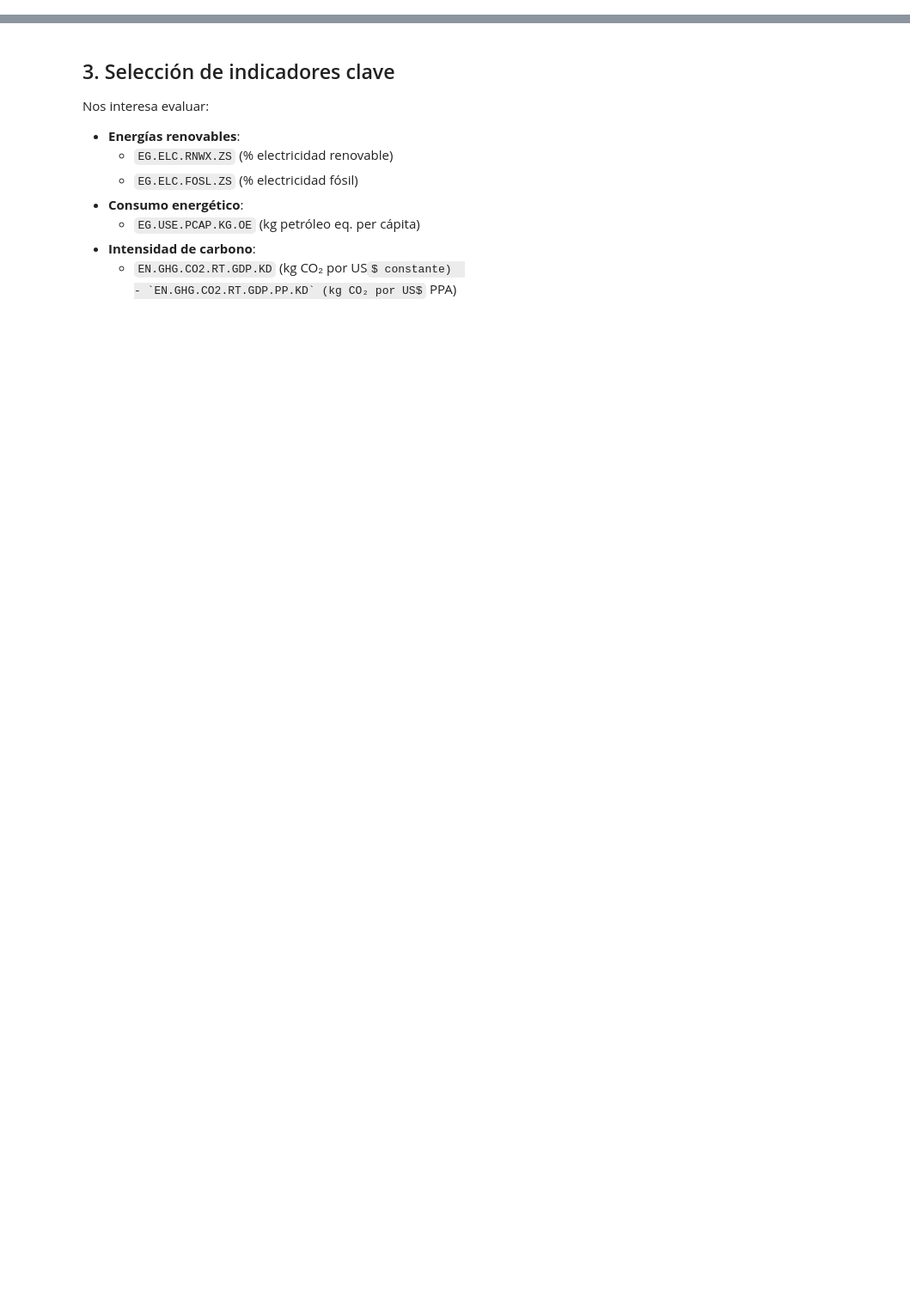
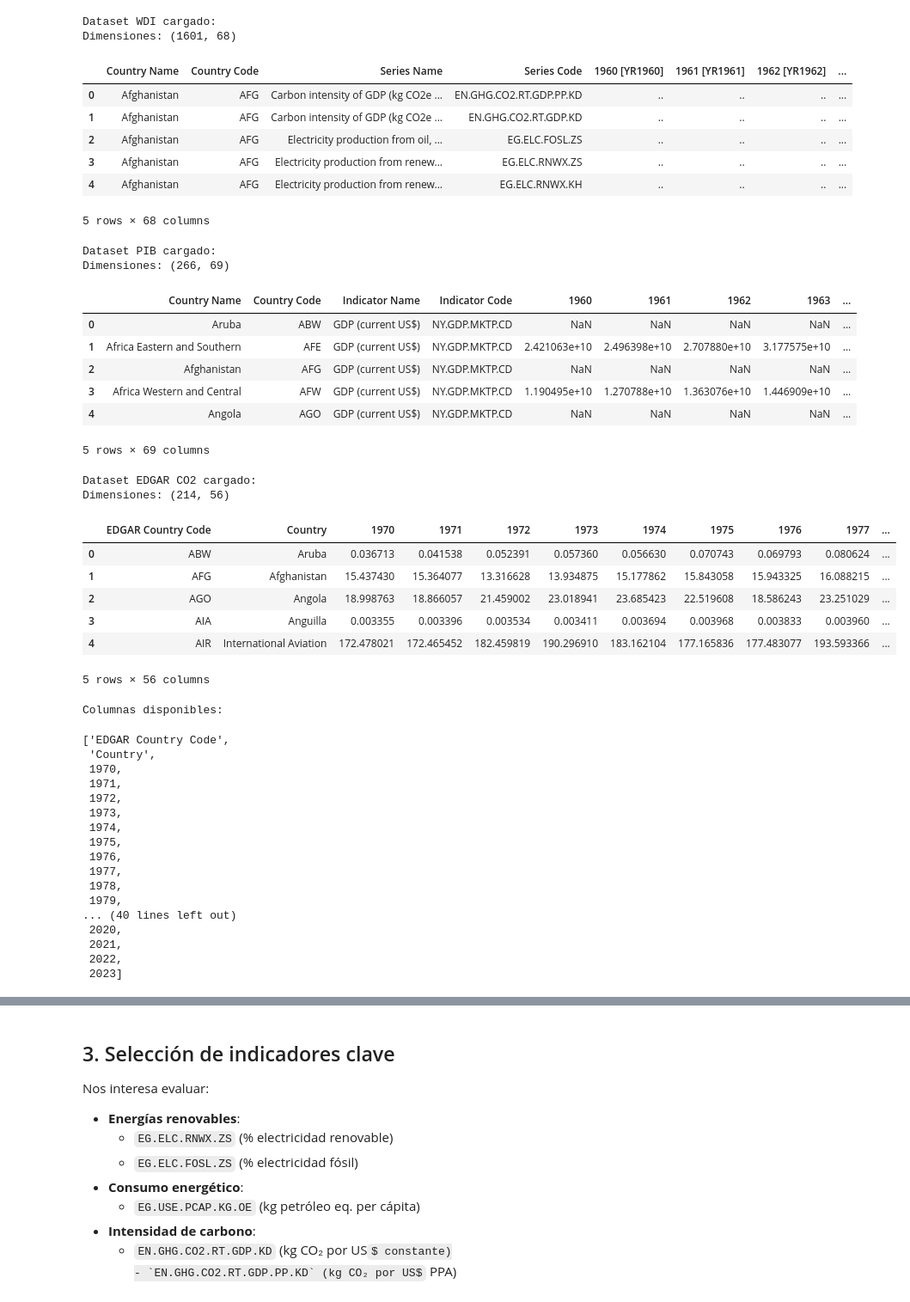
Before and after one commit to Oveer01/TFM-Cambio-Climatico, a Jupyter notebook: notebooks/analisis/03_analisis_desarrollo_energias_renovables.ipynb, the cells around one changed output, grey strips where cells are left out. Shown at 86% size. Cells and saved outputs as stored; diff of their text form; code cells hidden in the pictures; some formulas as TeX source; blank space fills up the shorter version.

```diff
--- a/notebooks/analisis/03_analisis_desarrollo_energias_renovables.ipynb
+++ b/notebooks/analisis/03_analisis_desarrollo_energias_renovables.ipynb
@@ -22,15 +67,74 @@ plt.rcParams["figure.figsize"] = (12, 6)
 # %%
-# Celda de Código 2: Carga de archivos
 # 1. Desarrollo (WDI)
 wdi_path = "../../data/fuentes/economicos/P_Data_Extract_From_World_Development_Indicators.xlsx"
 xls_wdi  = pd.ExcelFile(wdi_path)
 df_wdi   = xls_wdi.parse("Data")
 
+print("Dataset WDI cargado:")
+print(f"Dimensiones: {df_wdi.shape}")
+display(df_wdi.head())
+
 # 2. PIB
 gdp_path = "../../data/fuentes/economicos/API_NY.GDP.MKTP.CD_DS2_en_excel_v2_85096.xls"
 df_gdp   = pd.read_excel(gdp_path, skiprows=3)
 
-# 3. Emisiones CO2
-co2_path = "../../data/fuentes/climaticos/tidy_format_co2_emission_dataset.csv"
-df_co2   = pd.read_csv(co2_path)
+print("\nDataset PIB cargado:")
+print(f"Dimensiones: {df_gdp.shape}")
+display(df_gdp.head())
+
+# 3. Emisiones CO2 desde EDGAR 2024
+co2_path = "../../data/fuentes/climaticos/EDGAR_2024_GHG_booklet_2024.xlsx"
+df_co2   = pd.read_excel(co2_path, sheet_name='GHG_totals_by_country')
+
+print("\nDataset EDGAR CO2 cargado:")
+print(f"Dimensiones: {df_co2.shape}")
+display(df_co2.head())
+print("\nColumnas disponibles:")
+display(df_co2.columns.tolist())
+# %% [output]
+Dataset WDI cargado:
+Dimensiones: (1601, 68)
+|  | Country Name | Country Code | Series Name | Series Code | 1960 [YR1960] | 1961 [YR1961] | 1962 [YR1962] | ... |
+| 0 | Afghanistan | AFG | Carbon intensity of GDP (kg CO2e ... | EN.GHG.CO2.RT.GDP.PP.KD | .. | .. | .. | ... |
+| 1 | Afghanistan | AFG | Carbon intensity of GDP (kg CO2e ... | EN.GHG.CO2.RT.GDP.KD | .. | .. | .. | ... |
+| 2 | Afghanistan | AFG | Electricity production from oil, ... | EG.ELC.FOSL.ZS | .. | .. | .. | ... |
+| 3 | Afghanistan | AFG | Electricity production from renew... | EG.ELC.RNWX.ZS | .. | .. | .. | ... |
+| 4 | Afghanistan | AFG | Electricity production from renew... | EG.ELC.RNWX.KH | .. | .. | .. | ... |
+5 rows × 68 columns
+Dataset PIB cargado:
+Dimensiones: (266, 69)
+|  | Country Name | Country Code | Indicator Name | Indicator Code | 1960 | 1961 | 1962 | 1963 | ... |
+| 0 | Aruba | ABW | GDP (current US$) | NY.GDP.MKTP.CD | NaN | NaN | NaN | NaN | ... |
+| 1 | Africa Eastern and Southern | AFE | GDP (current US$) | NY.GDP.MKTP.CD | 2.421063e+10 | 2.496398e+10 | 2.707880e+10 | 3.177575e+10 | ... |
+| 2 | Afghanistan | AFG | GDP (current US$) | NY.GDP.MKTP.CD | NaN | NaN | NaN | NaN | ... |
+| 3 | Africa Western and Central | AFW | GDP (current US$) | NY.GDP.MKTP.CD | 1.190495e+10 | 1.270788e+10 | 1.363076e+10 | 1.446909e+10 | ... |
+| 4 | Angola | AGO | GDP (current US$) | NY.GDP.MKTP.CD | NaN | NaN | NaN | NaN | ... |
+5 rows × 69 columns
+Dataset EDGAR CO2 cargado:
+Dimensiones: (214, 56)
+|  | EDGAR Country Code | Country | 1970 | 1971 | 1972 | 1973 | 1974 | 1975 | 1976 | 1977 | ... |
+| 0 | ABW | Aruba | 0.036713 | 0.041538 | 0.052391 | 0.057360 | 0.056630 | 0.070743 | 0.069793 | 0.080624 | ... |
+| 1 | AFG | Afghanistan | 15.437430 | 15.364077 | 13.316628 | 13.934875 | 15.177862 | 15.843058 | 15.943325 | 16.088215 | ... |
+| 2 | AGO | Angola | 18.998763 | 18.866057 | 21.459002 | 23.018941 | 23.685423 | 22.519608 | 18.586243 | 23.251029 | ... |
+| 3 | AIA | Anguilla | 0.003355 | 0.003396 | 0.003534 | 0.003411 | 0.003694 | 0.003968 | 0.003833 | 0.003960 | ... |
+| 4 | AIR | International Aviation | 172.478021 | 172.465452 | 182.459819 | 190.296910 | 183.162104 | 177.165836 | 177.483077 | 193.593366 | ... |
+5 rows × 56 columns
+Columnas disponibles:
+['EDGAR Country Code',
+ 'Country',
+ 1970,
+ 1971,
+ 1972,
+ 1973,
+ 1974,
+ 1975,
+ 1976,
+ 1977,
+ 1978,
+ 1979,
+... (40 lines left out)
+ 2020,
+ 2021,
+ 2022,
+ 2023]
 # %% [markdown]
```
Also changed, not shown: parts of 25 cells of this notebook, 12 other files.
